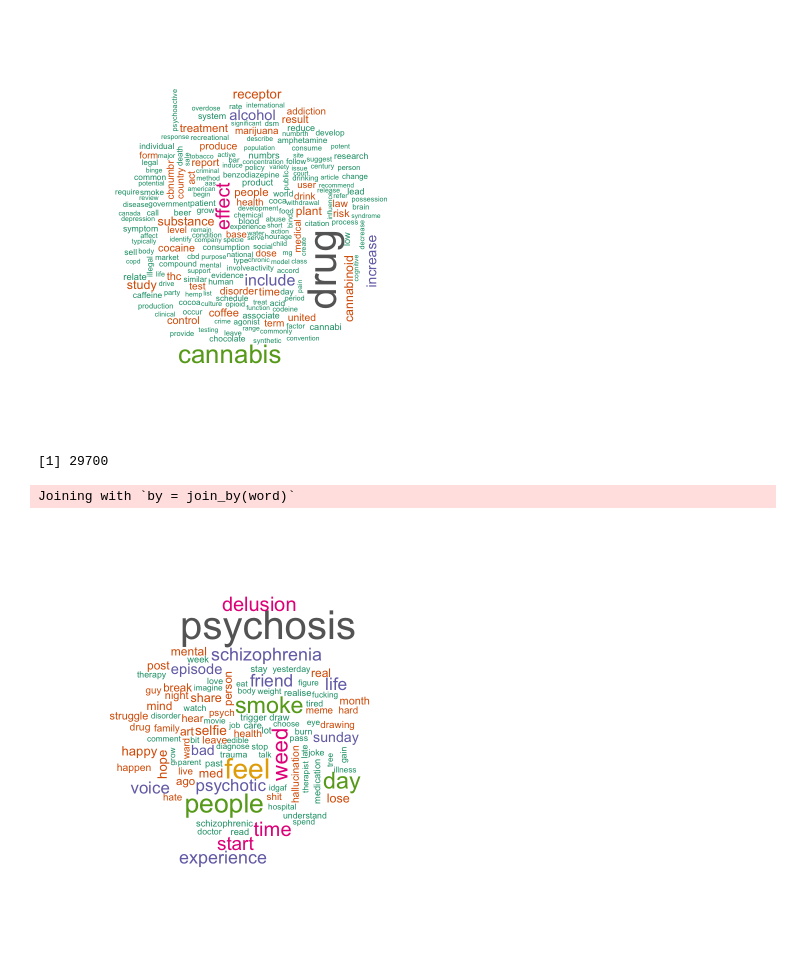
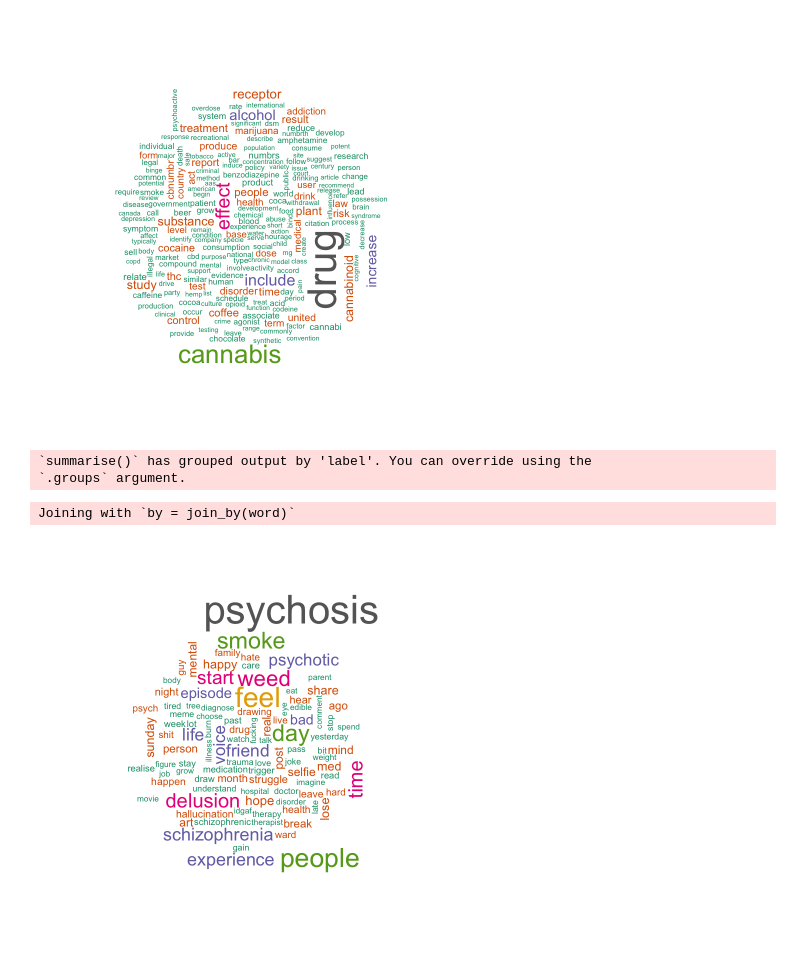
Before and after one commit to anly501/dsan-5000-project-mfgeary, a Jupyter notebook: dsan-website/5000-website/eda/eda.ipynb, the cells around one changed output. Saved outputs shown, nothing was run; the diff lists cells and outputs as text; code cells hidden in the pictures.

Commit message:
Update site and complete text EDA

```diff
--- a/dsan-website/5000-website/eda/eda.ipynb
+++ b/dsan-website/5000-website/eda/eda.ipynb
@@ -51,0 +50,4 @@ i Specify the column types or set `show_col_types = FALSE` to quiet this message
+# %%
+reddit_data <- read_csv(
+        "../data/clean_data/reddit_cleaned_text.csv"
+    )
@@ -75,7 +88,3 @@ tidy_wiki %>%
     with(wordcloud(word, word_count, max.words = 200, colors = brewer.pal(8, "Dark2")))
 # %% [output]
 [figure]
-# %%
-reddit_data %>% nrow()
-# %% [output]
-[1] 29700
@@ -86,3 +91,18 @@ tidy_reddit <- reddit_data %>%
+# %%
+tidy_reddit <- reddit_data %>%
+    distinct() %>%
+    filter(!is.na(text)) %>%
+    unnest_tokens(word, text) %>%
+    group_by(label, word) %>%
+    summarise(n = n()) %>%
+    ungroup() %>%
+    group_by(word) %>%
+    mutate(word_count = sum(n)) %>%
+    ungroup() %>%
+    arrange(-word_count)
+# %% [output]
+`summarise()` has grouped output by 'label'. You can override using the
+`.groups` argument.
 # %%
 tidy_reddit <- tidy_reddit %>%
   anti_join(stop_words) %>%
@@ -91,6 +111,8 @@ tidy_reddit <- tidy_reddit %>%
 Joining with `by = join_by(word)`
 # %%
 tidy_reddit %>%
-    with(wordcloud(word, n, max.words = 100, colors = brewer.pal(8, "Dark2")))
+    select(word, word_count) %>%
+    distinct() %>%
+    with(wordcloud(word, word_count, max.words = 100, colors = brewer.pal(8, "Dark2")))
 # %% [output]
-[figure, old version]
+[figure, new version]
```
Also changed, not shown: parts of 8 cells of this notebook, 20 other files.
